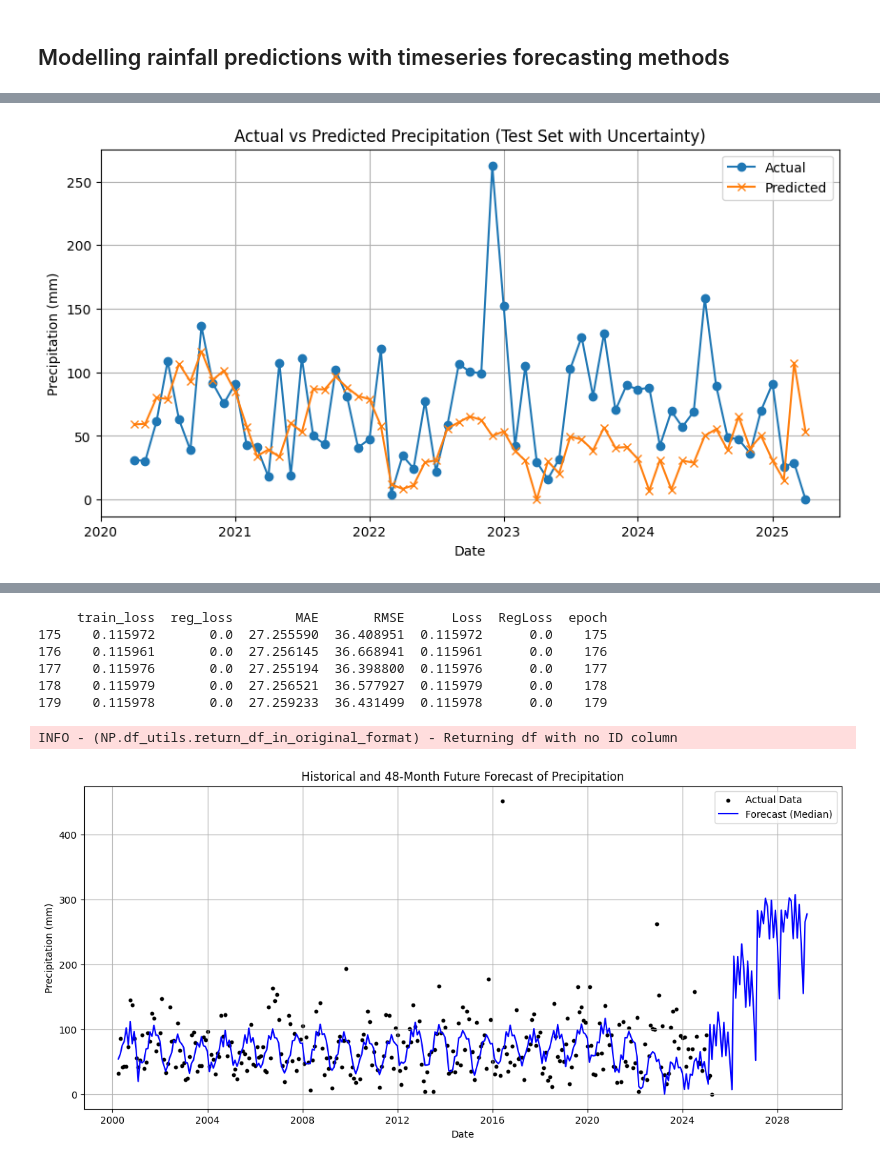
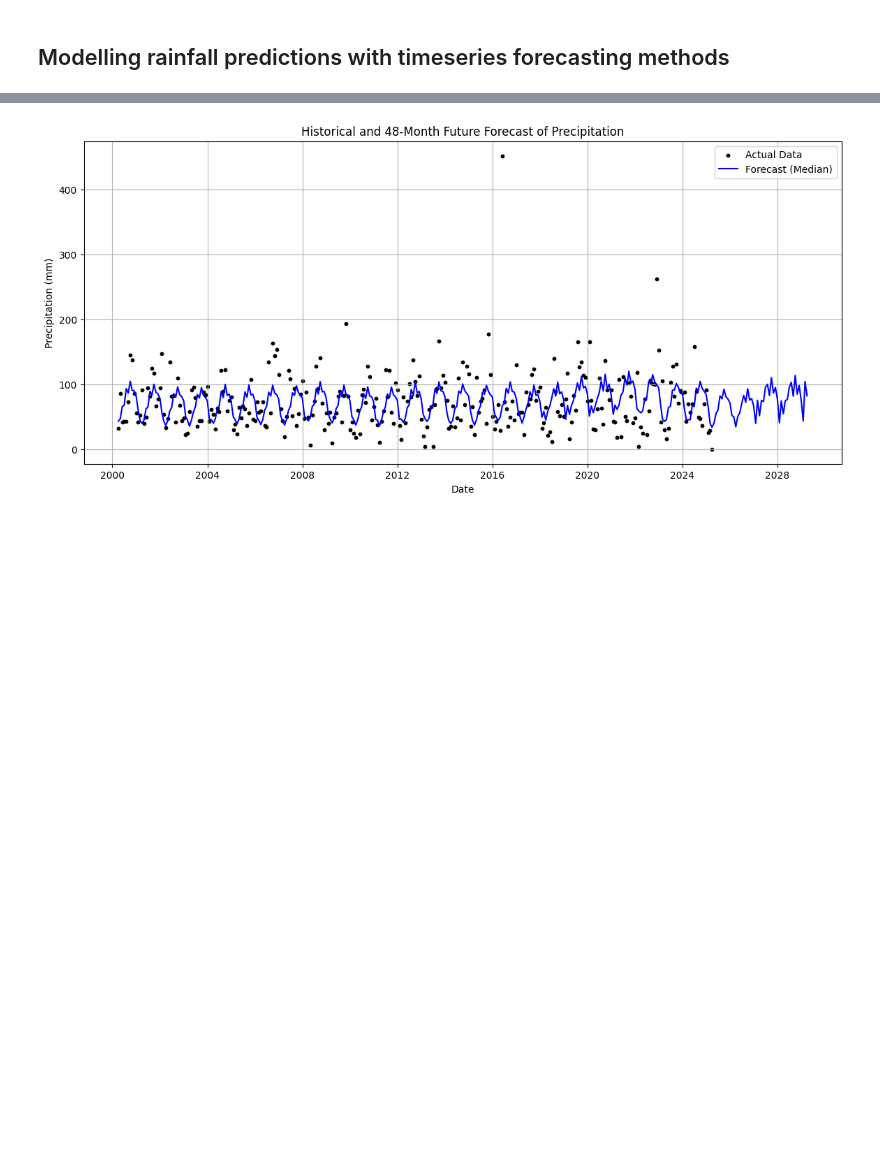
Before and after one commit to FenrisWulven/aba_flooding, a Jupyter notebook: TimeSeries.ipynb, the cells around one changed output, grey strips where cells are left out. Drawn from its saved outputs; the diff is of its cells as text; code cells hidden in the pictures; blank space fills up the shorter version.

Commit message:
Time

```diff
--- a/TimeSeries.ipynb
+++ b/TimeSeries.ipynb
@@ -22,4 +25,7 @@ After researching packages availiable to us, we landed on Meta's NeuralProphet.
 # %%
+import warnings
+warnings.filterwarnings('ignore')
+
 if station not in df.columns:
     raise ValueError("Expected column station not found.")
 
@@ -37,13 +43,13 @@ df_monthly['year_month'] = df_monthly['year_month'].dt.to_timestamp()
 df_prophet = df_monthly.rename(columns={'year_month': 'ds', 'precipitation': 'y'})
 
 # --- Quick data exploration ---
-plt.figure(figsize=(10, 5))
-plt.plot(df_prophet['ds'], df_prophet['y'], marker='o')
-plt.title('Monthly Precipitation Over Time')
-plt.xlabel('Date')
-plt.ylabel('Precipitation (mm)')
-plt.grid(True)
-plt.show()
+# plt.figure(figsize=(10, 5))
+# plt.plot(df_prophet['ds'], df_prophet['y'], marker='o')
+# plt.title('Monthly Precipitation Over Time')
+# plt.xlabel('Date')
+# plt.ylabel('Precipitation (mm)')
+# plt.grid(True)
+# plt.show()
 
 # --- Train-test split for evaluation ---
 split_idx = int(len(df_prophet) * 0.8)
@@ -71,18 +77,18 @@ metrics = m.fit(df_train, freq='M')
 future = m.make_future_dataframe(df_train, periods=len(df_test), n_historic_predictions=True)
 forecast = m.predict(future)
 
-# --- Plot forecast including quantiles ---
-plt.figure(figsize=(12, 6))
-plt.plot(forecast['ds'], forecast['yhat1'], label='Prediction (Median)', color='blue')
-if 'yhat1_lower' in forecast.columns and 'yhat1_upper' in forecast.columns:
-    plt.fill_between(forecast['ds'], forecast['yhat1_lower'], forecast['yhat1_upper'], color='blue', alpha=0.3, label='80% Prediction Interval')
-plt.scatter(df_prophet['ds'], df_prophet['y'], color='black', s=10, label='Actual Data')
-plt.title('Monthly Precipitation Forecast with Uncertainty Interval')
-plt.xlabel('Date')
-plt.ylabel('Precipitation (mm)')
-plt.legend()
-plt.grid(True)
-plt.show()
+# # --- Plot forecast including quantiles ---
+# plt.figure(figsize=(12, 6))
+# plt.plot(forecast['ds'], forecast['yhat1'], label='Prediction (Median)', color='blue')
+# if 'yhat1_lower' in forecast.columns and 'yhat1_upper' in forecast.columns:
+#     plt.fill_between(forecast['ds'], forecast['yhat1_lower'], forecast['yhat1_upper'], color='blue', alpha=0.3, label='80% Prediction Interval')
+# plt.scatter(df_prophet['ds'], df_prophet['y'], color='black', s=10, label='Actual Data')
+# plt.title('Monthly Precipitation Forecast with Uncertainty Interval')
+# plt.xlabel('Date')
+# plt.ylabel('Precipitation (mm)')
+# plt.legend()
+# plt.grid(True)
+# plt.show()
 
 # --- Plot model components (trend, seasonality, etc.) ---
 fig_components = m.plot_components(forecast)
@@ -97,24 +103,29 @@ r2 = r2_score(df_test['y'].values, forecast_test['yhat1'].values)
 print(f"Test MAE: {mae:.2f}")
 print(f"Test R²: {r2:.2f}")
 
-# --- Plot actual vs predicted for test period ---
-plt.figure(figsize=(10, 5))
-plt.plot(df_test['ds'], df_test['y'], label='Actual', marker='o')
-plt.plot(df_test['ds'], forecast_test['yhat1'], label='Predicted', marker='x')
-if 'yhat1_lower' in forecast_test.columns and 'yhat1_upper' in forecast_test.columns:
-    plt.fill_between(df_test['ds'], forecast_test['yhat1_lower'], forecast_test['yhat1_upper'], color='blue', alpha=0.2, label='80% Interval')
-plt.title('Actual vs Predicted Precipitation (Test Set with Uncertainty)')
-plt.xlabel('Date')
-plt.ylabel('Precipitation (mm)')
-plt.legend()
-plt.grid(True)
-plt.show()
+# # --- Plot actual vs predicted for test period ---
+# plt.figure(figsize=(10, 5))
+# plt.plot(df_test['ds'], df_test['y'], label='Actual', marker='o')
+# plt.plot(df_test['ds'], forecast_test['yhat1'], label='Predicted', marker='x')
+# if 'yhat1_lower' in forecast_test.columns and 'yhat1_upper' in forecast_test.columns:
+#     plt.fill_between(df_test['ds'], forecast_test['yhat1_lower'], forecast_test['yhat1_upper'], color='blue', alpha=0.2, label='80% Interval')
+# plt.title('Actual vs Predicted Precipitation (Test Set with Uncertainty)')
+# plt.xlabel('Date')
+# plt.ylabel('Precipitation (mm)')
+# plt.legend()
+# plt.grid(True)
+# plt.show()
 
 # --- Print final few metrics ---
 print(metrics.tail())
 # --- Forecast next 48 months into the future ---
 future_48 = m.make_future_dataframe(df_prophet, periods=48, n_historic_predictions=True)  # <--- notice: True
 forecast_48 = m.predict(future_48)
+forecast_48['yhat1'] = forecast_48['yhat1'].clip(lower=0)
+if 'yhat1_lower' in forecast_48.columns:
+    forecast_48['yhat1_lower'] = forecast_48['yhat1_lower'].clip(lower=0)
+    forecast_48['yhat1_upper'] = forecast_48['yhat1_upper'].clip(lower=0)
+
 
 # --- Plot historical + forecasted precipitation together ---
 plt.figure(figsize=(14, 6))
@@ -193 +161,0 @@ Test R²: -0.33
-[figure, removed]
@@ -211,8 +162 @@ INFO - (NP.data.processing._handle_missing_data) - Dropped 48 rows at the end wi
-     train_loss  reg_loss        MAE       RMSE      Loss  RegLoss  epoch
-175    0.115972       0.0  27.255590  36.408951  0.115972      0.0    175
-176    0.115961       0.0  27.256145  36.668941  0.115961      0.0    176
-177    0.115976       0.0  27.255194  36.398800  0.115976      0.0    177
-178    0.115979       0.0  27.256521  36.577927  0.115979      0.0    178
-179    0.115978       0.0  27.259233  36.431499  0.115978      0.0    179
-INFO - (NP.df_utils.return_df_in_original_format) - Returning df with no ID column
-[figure, removed]
+[figure, new version]
```
Also changed, not shown: parts of 5 cells of this notebook.
